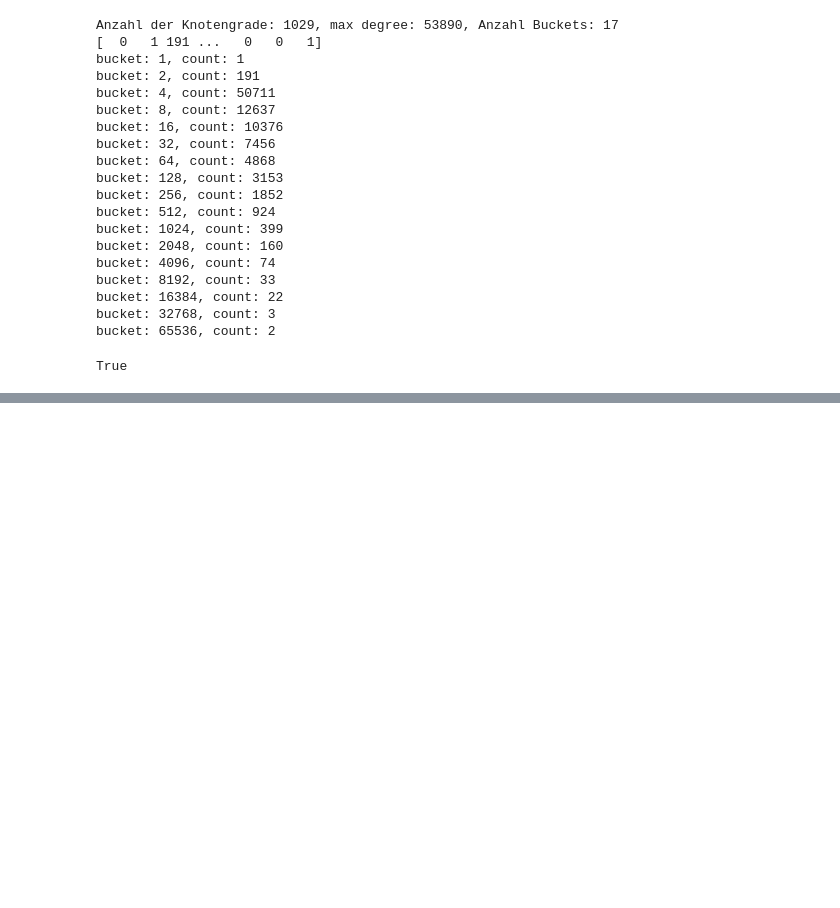
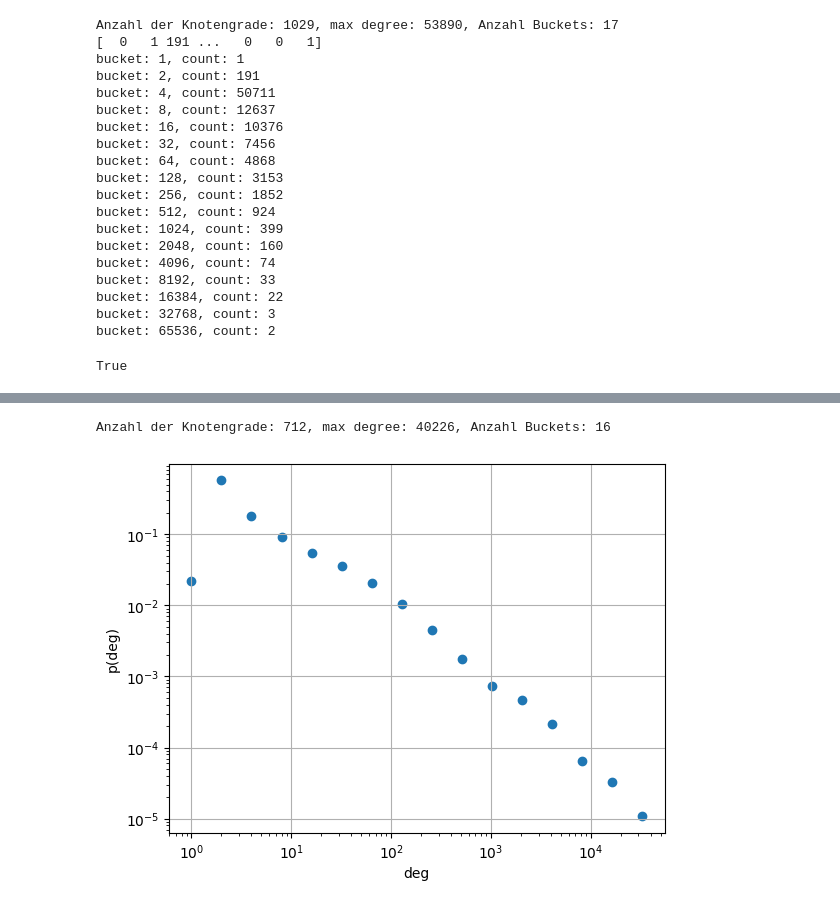
Before and after one commit to Amerek200/63055KomplexeNetze, a Jupyter notebook: data_analysis/regiment_plot.ipynb, the cells around one changed output, grey strips where cells are left out. Cells and saved outputs as stored; diff of their text form; code cells hidden in the pictures; blank space fills up the shorter version.

Commit message:
LinkDistance 1 und 2 im Notebook

```diff
--- a/data_analysis/regiment_plot.ipynb
+++ b/data_analysis/regiment_plot.ipynb
@@ -230,0 +231,5 @@ True
+# %%
+with open("../data/input/ALL_ALLmitMann_de.txt") as f:
+    text = " ".join(f.readlines())
+tokens = file_preprocesser.prepare_text_with_libraries(text, remove_stopwords=False, language="de")
+G = file_preprocesser.convert_preprocessed_tokens_to_graph(tokens, neighbour_distance=1)
@@ -230,0 +288,5 @@ True
+# %%
+grouped_deg_prob_scatter_plot(group_by_power_of_two(get_deg_probability_dict(G), group_method="lower"))
+# %% [output]
+Anzahl der Knotengrade: 712, max degree: 40226, Anzahl Buckets: 16
+[figure, added]
```
Also changed, not shown: parts of 9 cells of this notebook.
